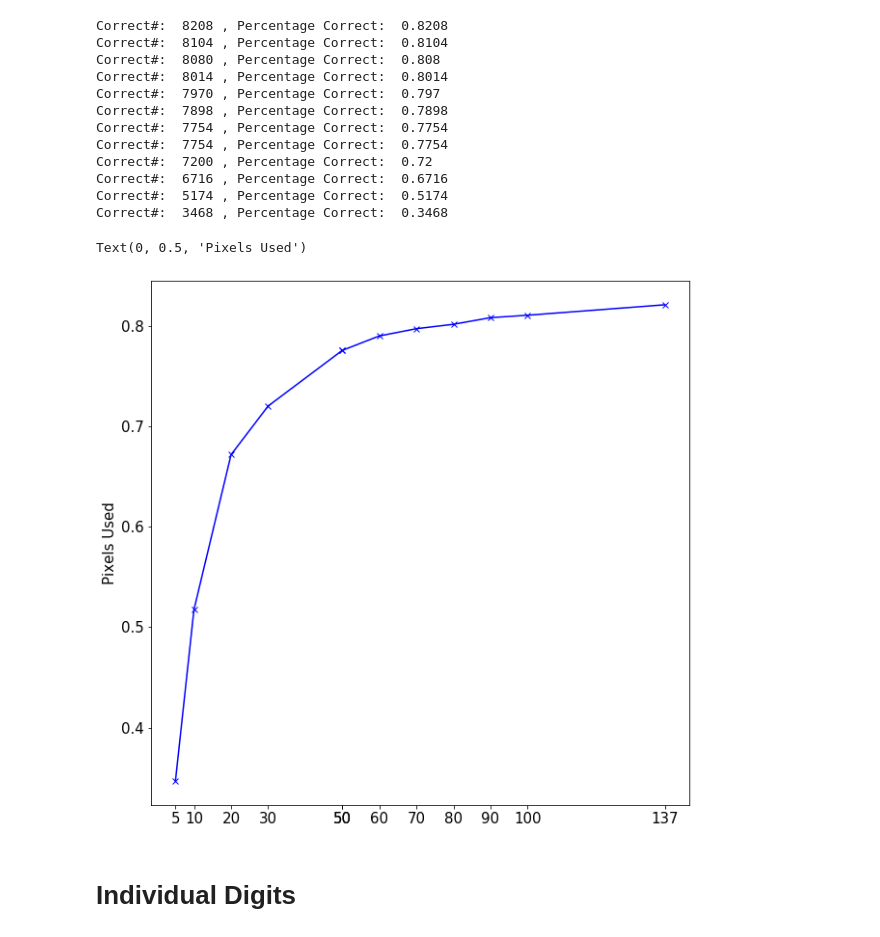
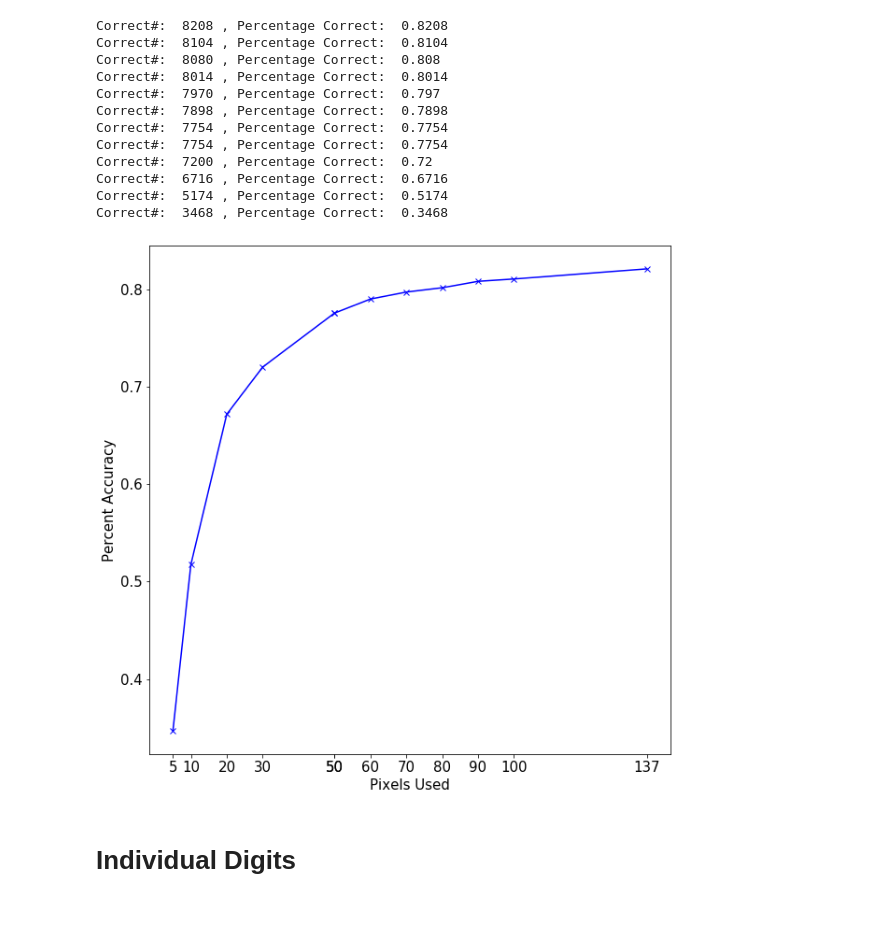
Before and after one commit to chrismhl/AMATH563, a Jupyter notebook: Homework1/AMATH563_Homework1_Code.ipynb, the cells around one changed output. Drawn from its saved outputs; the diff is of its cells as text; code cells hidden in the pictures.

```diff
--- a/Homework1/AMATH563_Homework1_Code.ipynb
+++ b/Homework1/AMATH563_Homework1_Code.ipynb
@@ -234,7 +236,7 @@ plt.savefig('lr6.png');
 # %%
-linreg = LinearRegression().fit(A_tr, B_tr)
-x_lr_all = linreg.coef_
-x_lr_all = x_lr_all.transpose()
+enet.fit(A_tr, B_tr)
+x_e_all = enet.coef_
+x_e_all = x_e_all.transpose()
 # %% [markdown]
 ## Test Models
 # %%
@@ -382,13 +409,12 @@ Correct#:  3468 , Percentage Correct:  0.3468
 # %%
 rcParams.update({'font.size': 15})
 plt.plot(pixels,accuracy,'-bx')
 plt.xticks(pixels)
 plt.ylabel('Percent Accuracy')
-plt.ylabel('Pixels Used')
+plt.xlabel('Pixels Used')
 plt.savefig('pixelerror.png');
 # %% [output]
-Text(0, 0.5, 'Pixels Used')
-[figure, old version]
+[figure, new version]
 # %% [markdown]
 # Individual Digits
 # %%
```
Also changed, not shown: parts of 18 cells of this notebook.
